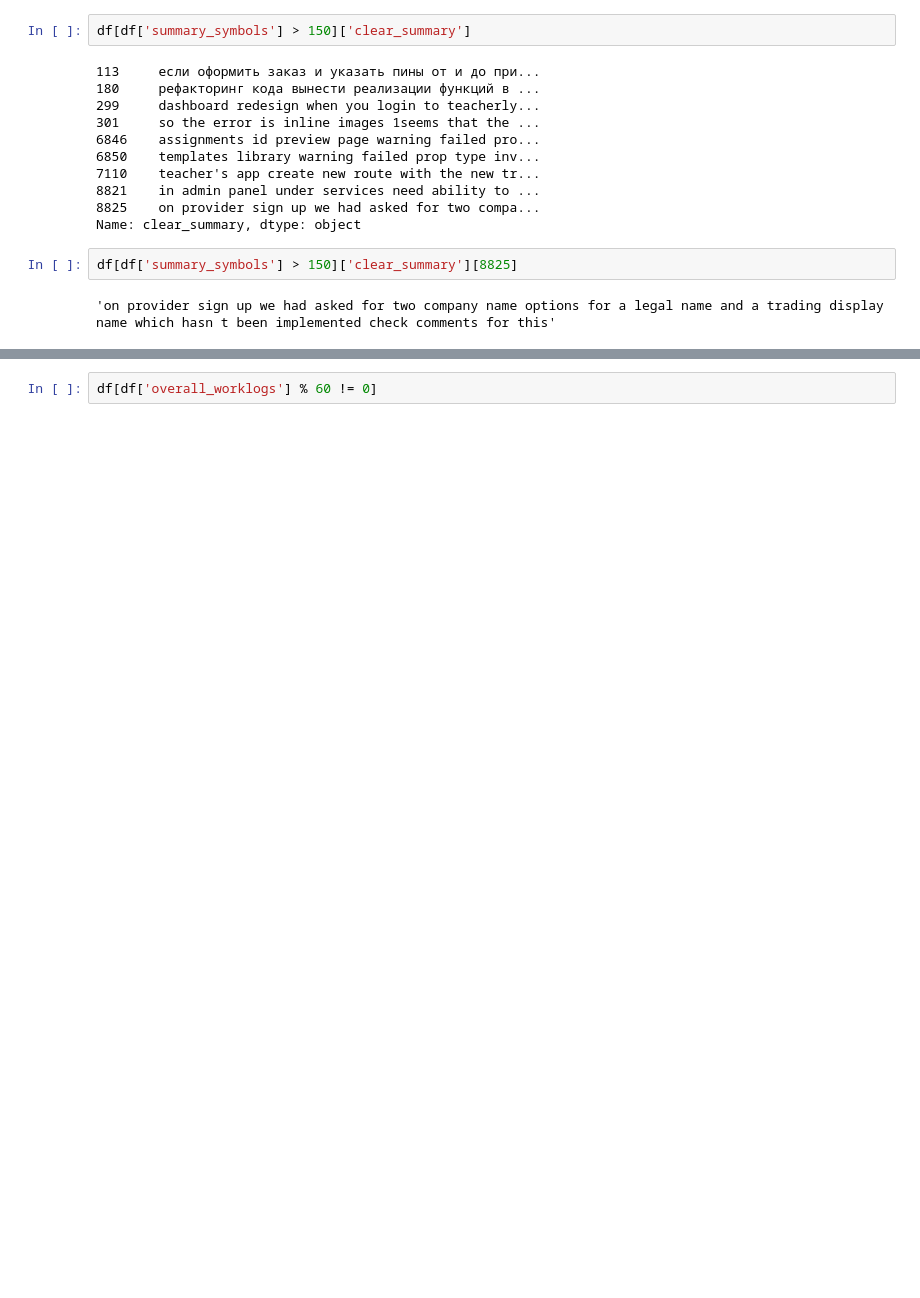
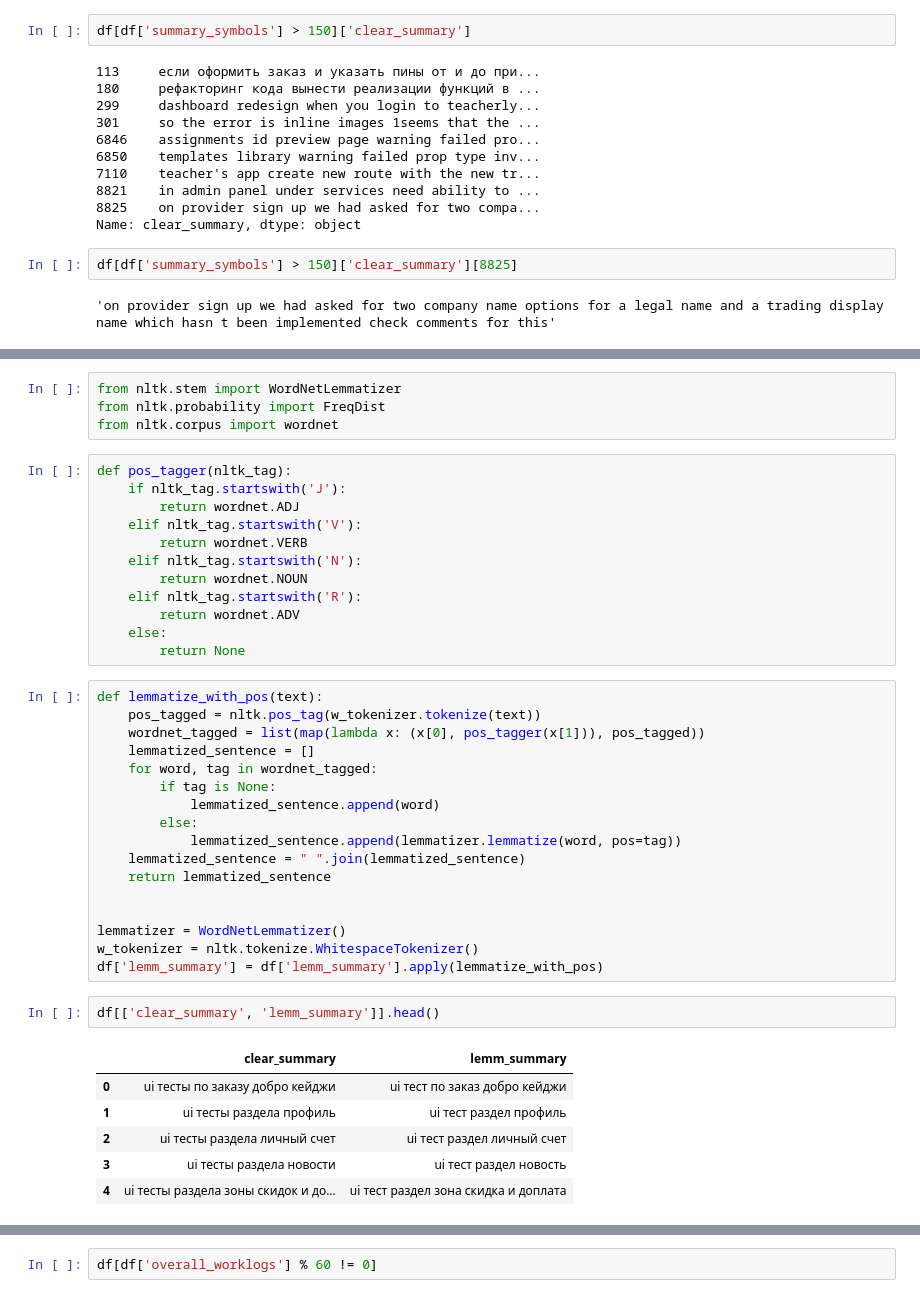
Before and after one commit to TayJen/hackathon_algu2022, a Jupyter notebook: H_ALGU_2022_Research.ipynb, the cells around one changed output, grey strips where cells are left out. Cells and saved outputs as stored; diff of their text form; blank space fills up the shorter version.

```diff
--- a/H_ALGU_2022_Research.ipynb
+++ b/H_ALGU_2022_Research.ipynb
@@ -354,0 +455,42 @@ df[df['summary_symbols'] > 150]['clear_summary'][8825]
+# %%
+from nltk.stem import WordNetLemmatizer
+from nltk.probability import FreqDist
+from nltk.corpus import wordnet
+# %%
+def pos_tagger(nltk_tag):
+    if nltk_tag.startswith('J'):
+        return wordnet.ADJ
+    elif nltk_tag.startswith('V'):
+        return wordnet.VERB
+    elif nltk_tag.startswith('N'):
+        return wordnet.NOUN
+    elif nltk_tag.startswith('R'):
+        return wordnet.ADV
+    else:
+        return None
+# %%
+def lemmatize_with_pos(text):
+    pos_tagged = nltk.pos_tag(w_tokenizer.tokenize(text))
+    wordnet_tagged = list(map(lambda x: (x[0], pos_tagger(x[1])), pos_tagged))
+    lemmatized_sentence = []
+    for word, tag in wordnet_tagged:
+        if tag is None:
+            lemmatized_sentence.append(word)
+        else:
+            lemmatized_sentence.append(lemmatizer.lemmatize(word, pos=tag))
+    lemmatized_sentence = " ".join(lemmatized_sentence)
+    return lemmatized_sentence
+
+
+lemmatizer = WordNetLemmatizer()
+w_tokenizer = nltk.tokenize.WhitespaceTokenizer()
+df['lemm_summary'] = df['lemm_summary'].apply(lemmatize_with_pos)
+# %%
+df[['clear_summary', 'lemm_summary']].head()
+# %% [output]
+|  | clear_summary | lemm_summary |
+| 0 | ui тесты по заказу добро кейджи | ui тест по заказ добро кейджи |
+| 1 | ui тесты раздела профиль | ui тест раздел профиль |
+| 2 | ui тесты раздела личный счет | ui тест раздел личный счет |
+| 3 | ui тесты раздела новости | ui тест раздел новость |
+| 4 | ui тесты раздела зоны скидок и до... | ui тест раздел зона скидка и доплата |
```
Also changed, not shown: parts of 36 cells of this notebook.
